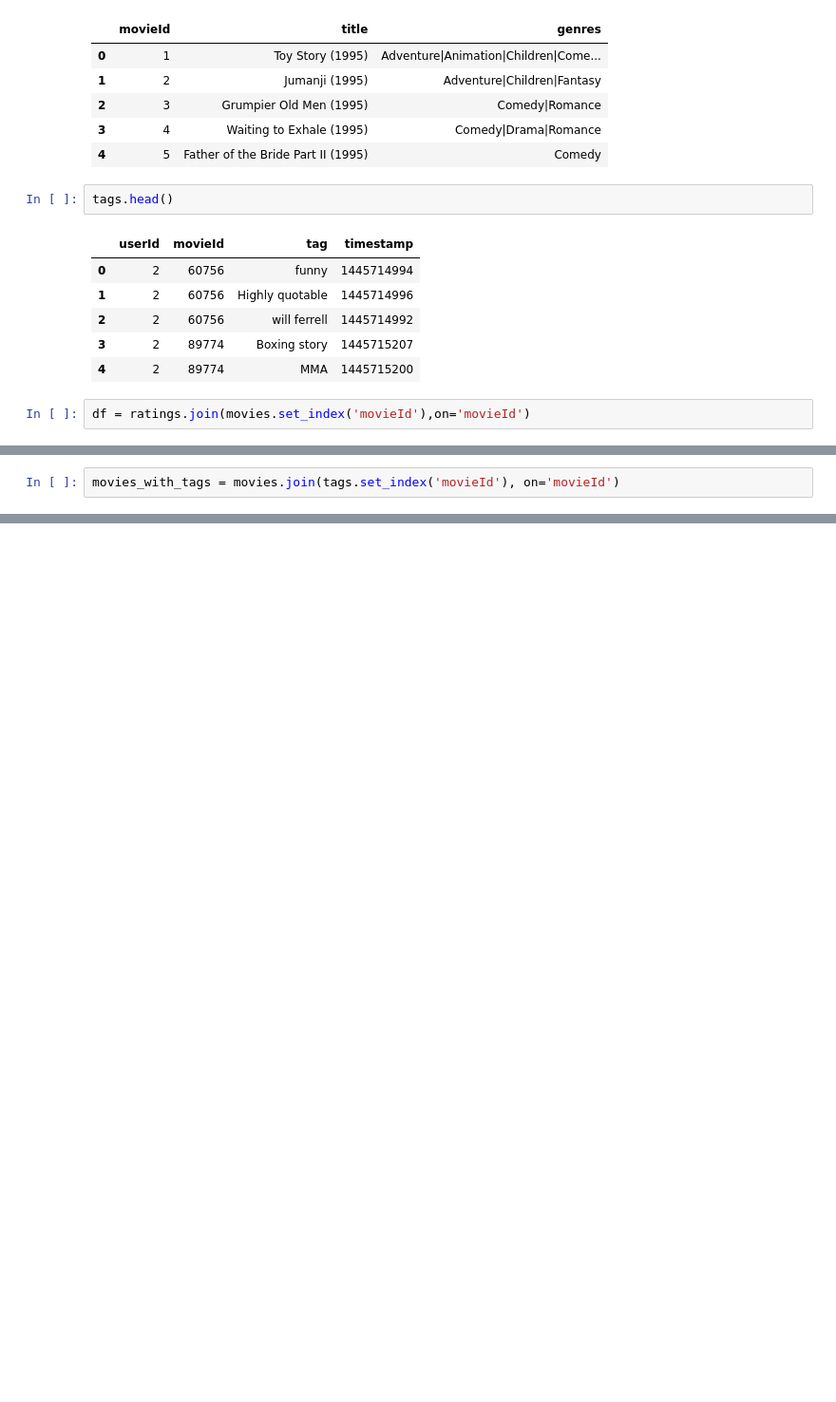
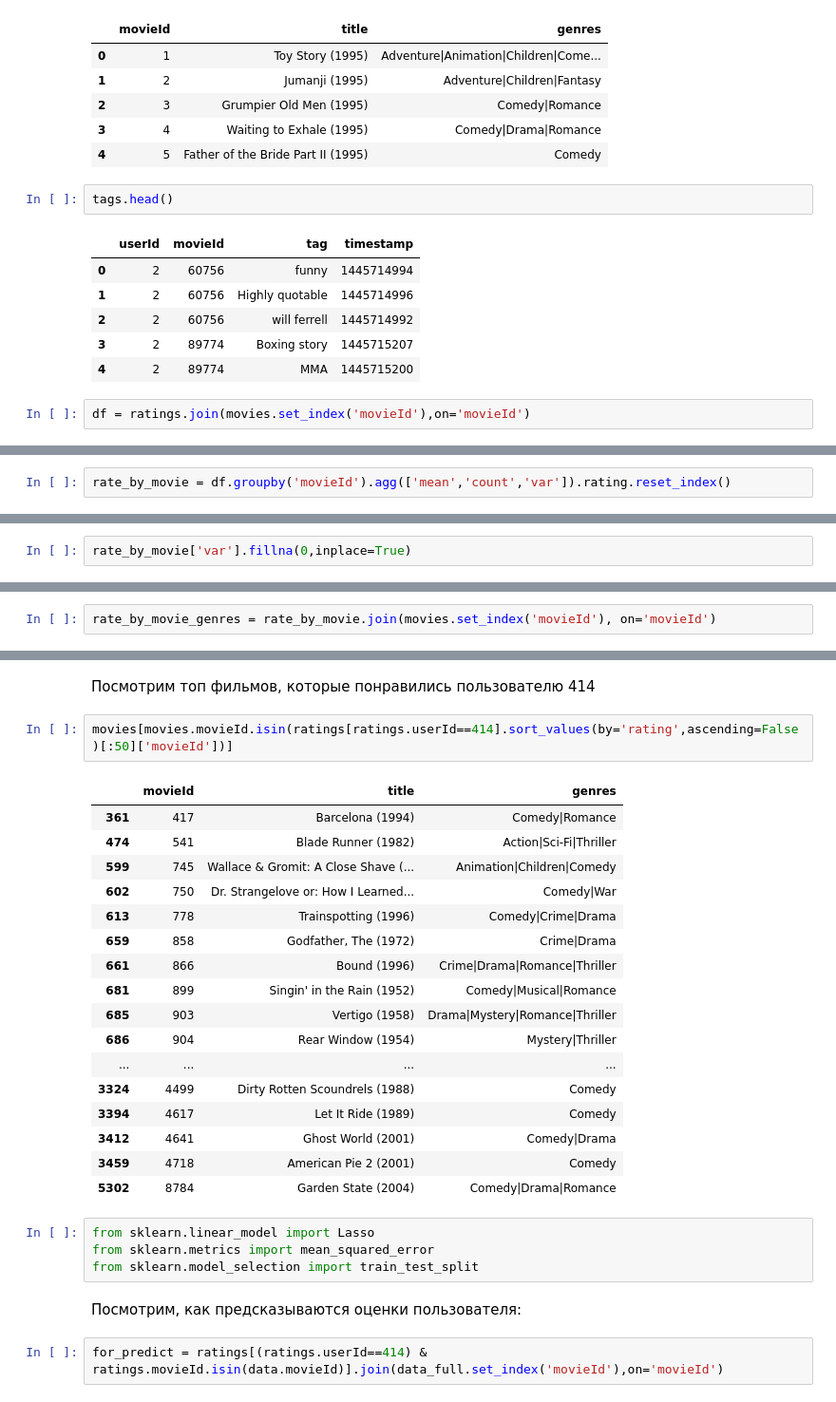
Before and after one commit to AlexeevVl/recsys, a Jupyter notebook: HW2.ipynb, the cells around one changed output, grey strips where cells are left out. Shown at 95% size. Saved outputs shown, nothing was run; the diff lists cells and outputs as text; blank space fills up the shorter version.

```diff
--- a/HW2.ipynb
+++ b/HW2.ipynb
@@ -49,0 +52,2 @@ df = ratings.join(movies.set_index('movieId'),on='movieId')
+# %%
+rate_by_movie = df.groupby('movieId').agg(['mean','count','var']).rating.reset_index()
@@ -49,0 +56,2 @@ df = ratings.join(movies.set_index('movieId'),on='movieId')
+# %%
+rate_by_movie['var'].fillna(0,inplace=True)
@@ -50,2 +69,2 @@ df = ratings.join(movies.set_index('movieId'),on='movieId')
 # %%
-movies_with_tags = movies.join(tags.set_index('movieId'), on='movieId')
+rate_by_movie_genres = rate_by_movie.join(movies.set_index('movieId'), on='movieId')
@@ -51,0 +158,30 @@ movies_with_tags = movies.join(tags.set_index('movieId'), on='movieId')
+# %% [markdown]
+Посмотрим топ фильмов, которые понравились пользователю 414
+# %%
+movies[movies.movieId.isin(ratings[ratings.userId==414].sort_values(by='rating',ascending=False)[:50]['movieId'])]
+# %% [output]
+|  | movieId | title | genres |
+| 361 | 417 | Barcelona (1994) | Comedy|Romance |
+| 474 | 541 | Blade Runner (1982) | Action|Sci-Fi|Thriller |
+| 599 | 745 | Wallace & Gromit: A Close Shave (... | Animation|Children|Comedy |
+| 602 | 750 | Dr. Strangelove or: How I Learned... | Comedy|War |
+| 613 | 778 | Trainspotting (1996) | Comedy|Crime|Drama |
+| 659 | 858 | Godfather, The (1972) | Crime|Drama |
+| 661 | 866 | Bound (1996) | Crime|Drama|Romance|Thriller |
+| 681 | 899 | Singin' in the Rain (1952) | Comedy|Musical|Romance |
+| 685 | 903 | Vertigo (1958) | Drama|Mystery|Romance|Thriller |
+| 686 | 904 | Rear Window (1954) | Mystery|Thriller |
+| ... | ... | ... | ... |
+| 3324 | 4499 | Dirty Rotten Scoundrels (1988) | Comedy |
+| 3394 | 4617 | Let It Ride (1989) | Comedy |
+| 3412 | 4641 | Ghost World (2001) | Comedy|Drama |
+| 3459 | 4718 | American Pie 2 (2001) | Comedy |
+| 5302 | 8784 | Garden State (2004) | Comedy|Drama|Romance |
+# %%
+from sklearn.linear_model import Lasso
+from sklearn.metrics import mean_squared_error
+from sklearn.model_selection import train_test_split
+# %% [markdown]
+Посмотрим, как предсказываются оценки пользователя:
+# %%
+for_predict = ratings[(ratings.userId==414) & ratings.movieId.isin(data.movieId)].join(data_full.set_index('movieId'),on='movieId')
```
Also changed, not shown: parts of 39 cells of this notebook.
